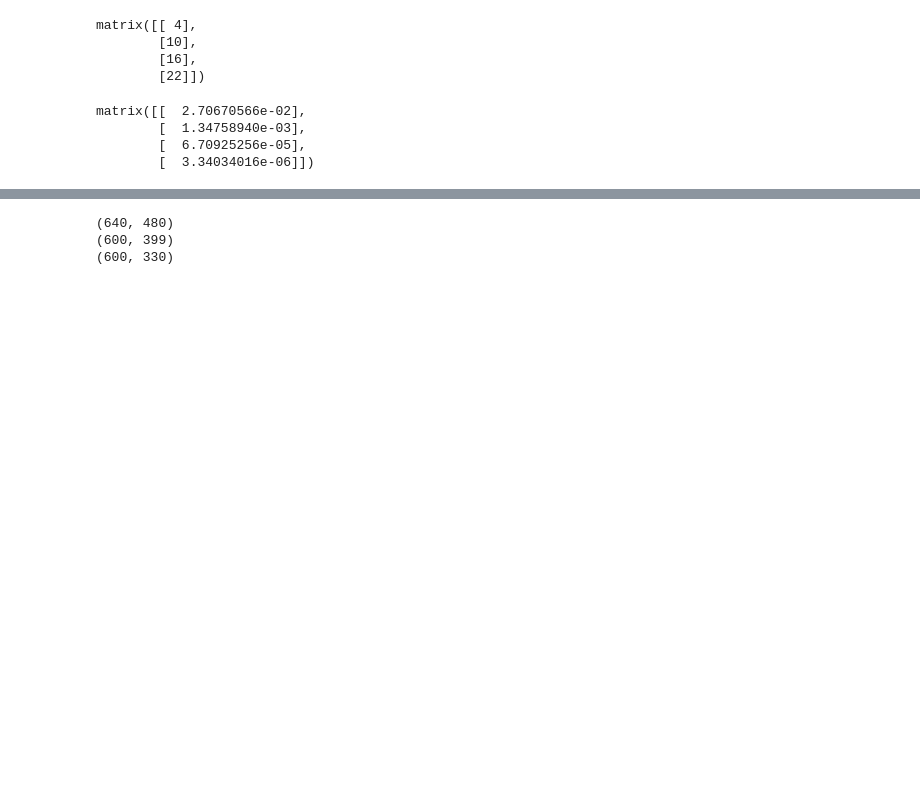
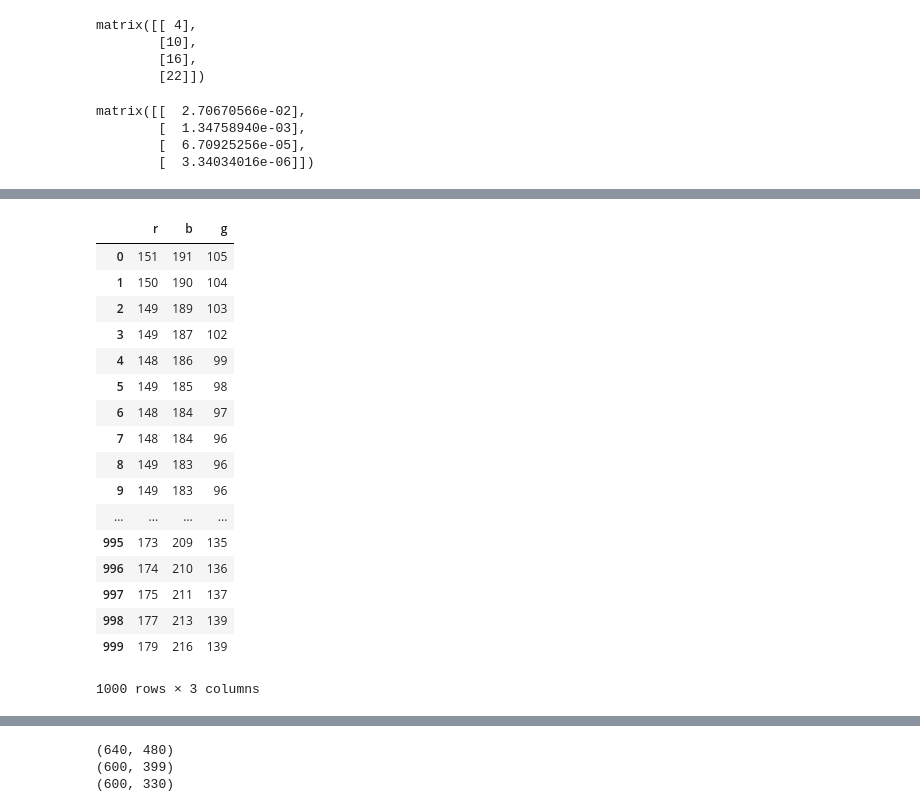
Before and after one commit to EloiseRosen/HW7, a Jupyter notebook: hw7_problem2.ipynb, the cells around one changed output, grey strips where cells are left out. Saved outputs shown, nothing was run; the diff lists cells and outputs as text; code cells hidden in the pictures; blank space fills up the shorter version.

```diff
--- a/hw7_problem2.ipynb
+++ b/hw7_problem2.ipynb
@@ -284,0 +335,21 @@ matrix([[  2.70670566e-02],
+# %%
+df *
+# %% [output]
+|  | r | b | g |
+| 0 | 151 | 191 | 105 |
+| 1 | 150 | 190 | 104 |
+| 2 | 149 | 189 | 103 |
+| 3 | 149 | 187 | 102 |
+| 4 | 148 | 186 | 99 |
+| 5 | 149 | 185 | 98 |
+| 6 | 148 | 184 | 97 |
+| 7 | 148 | 184 | 96 |
+| 8 | 149 | 183 | 96 |
+| 9 | 149 | 183 | 96 |
+| ... | ... | ... | ... |
+| 995 | 173 | 209 | 135 |
+| 996 | 174 | 210 | 136 |
+| 997 | 175 | 211 | 137 |
+| 998 | 177 | 213 | 139 |
+| 999 | 179 | 216 | 139 |
+1000 rows × 3 columns
```
Also changed, not shown: parts of 10 cells of this notebook.
